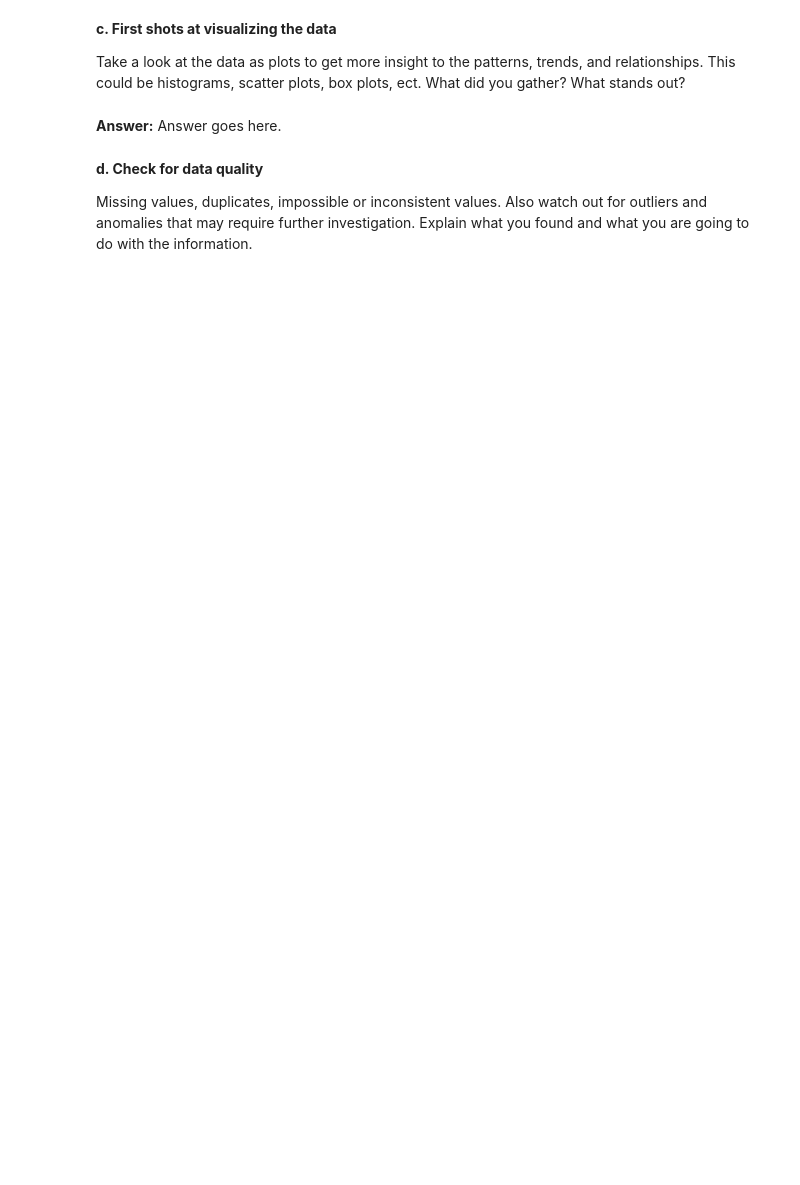
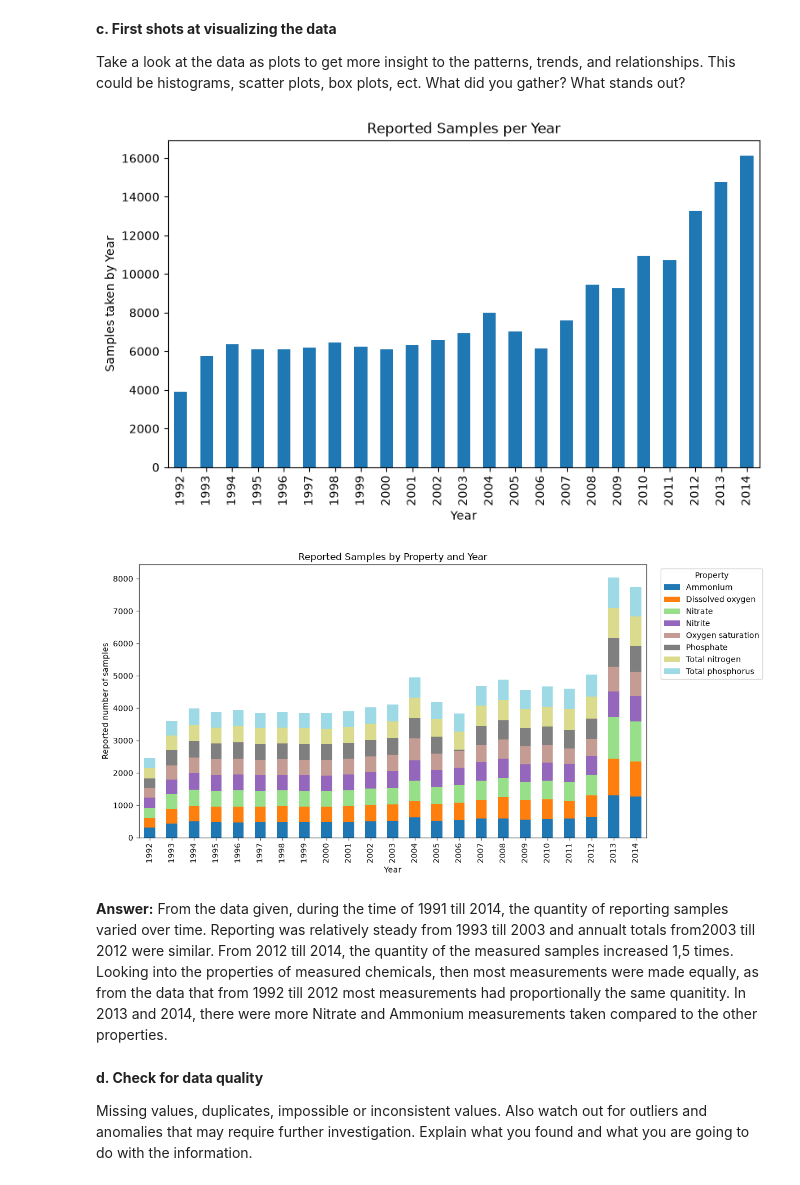
Before and after one commit to svch1k/WaterQualityPredictor, a Jupyter notebook: IDS2026_HW07.ipynb, the cells around one changed output. Drawn from its saved outputs; the diff is of its cells as text; code cells hidden in the pictures; blank space fills up the shorter version.

```diff
--- a/IDS2026_HW07.ipynb
+++ b/IDS2026_HW07.ipynb
@@ -118,3 +118,10 @@ The second step of CRISP-DM is data understanding. The goal is to collect, descr
 **a. Describe the data. Number of rows and columns, what does one row represent.**
 # %%
 ## TODO
+import pandas as pd
+import numpy as np
+import matplotlib
+import matplotlib.pyplot as plt
+
+data = pd.read_csv("Waterbase Estonia records 1991-2014.csv")
+data.shape
@@ -145,9 +263,58 @@ You can do this as a text paragraph, a list, or as a table suggested below.
 
 Take a look at the data as plots to get more insight to the patterns, trends, and relationships. This could be histograms, scatter plots, box plots, ect. What did you gather? What stands out?
 # %%
-## TODO
+##
+
+samples = data.groupby("phenomenonTimeReferenceYear")["resultNumberOfSamples"].sum()
+samples.plot(kind="bar", figsize=(9, 5), title="Reported Samples per Year")
+plt.xlabel("Year")
+plt.ylabel("Samples taken by Year")
+plt.show()
+
+copy = data.copy()
+
+copy["resultNumberOfSamples"] = pd.to_numeric(
+    copy["resultNumberOfSamples"], errors="coerce"
+)
+copy["property"] = copy["observedPropertyDeterminandLabel"].fillna(
+    copy["observedPropertyDeterminandCode"]
+)
+
+top_properties = (
+    copy.groupby("property")["resultNumberOfSamples"]
+        .sum()
+        .nlargest(8)
+        .index
+)
+
+plot_data = copy[copy["property"].isin(top_properties)]
+
+year_property = plot_data.pivot_table(
+    index="phenomenonTimeReferenceYear",
+    columns="property",
+    values="resultNumberOfSamples",
+    aggfunc="sum",
+    fill_value=0
+)
+
+year_property.plot(
+    kind="bar",
+    stacked=True,
+    figsize=(12, 6),
+    colormap="tab20"
+)
+
+plt.xlabel("Year")
+plt.ylabel("Reported number of samples")
+plt.title("Reported Samples by Property and Year")
+plt.legend(title="Property", bbox_to_anchor=(1.02, 1), loc="upper left")
+plt.tight_layout()
+plt.show()
+# %% [output]
+[figure, added]
+[figure, added]
 # %% [markdown]
-**Answer:** Answer goes here.
+**Answer:** From the data given, during the time of 1991 till 2014, the quantity of reporting samples varied over time. Reporting was relatively steady from 1993 till 2003 and annualt totals  from2003 till 2012 were similar. From 2012 till 2014, the quantity of the measured samples increased 1,5 times. Looking into the properties of measured chemicals, then most measurements were made equally, as from the data that from 1992 till 2012 most measurements had proportionally the same quanitity. In 2013 and 2014, there were more Nitrate and Ammonium measurements taken compared to the other properties.
 # %% [markdown]
 **d. Check for data quality**
 
```
Also changed, not shown: parts of 8 cells of this notebook, 1 other file.
